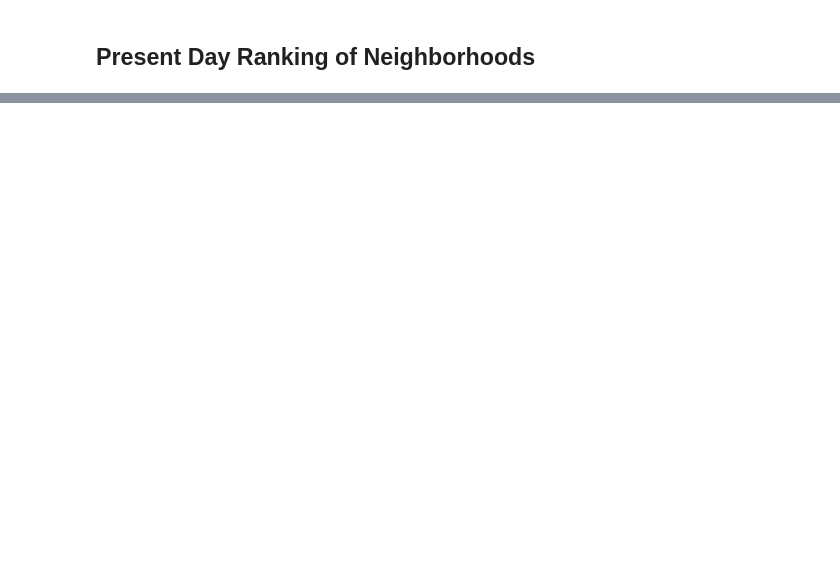
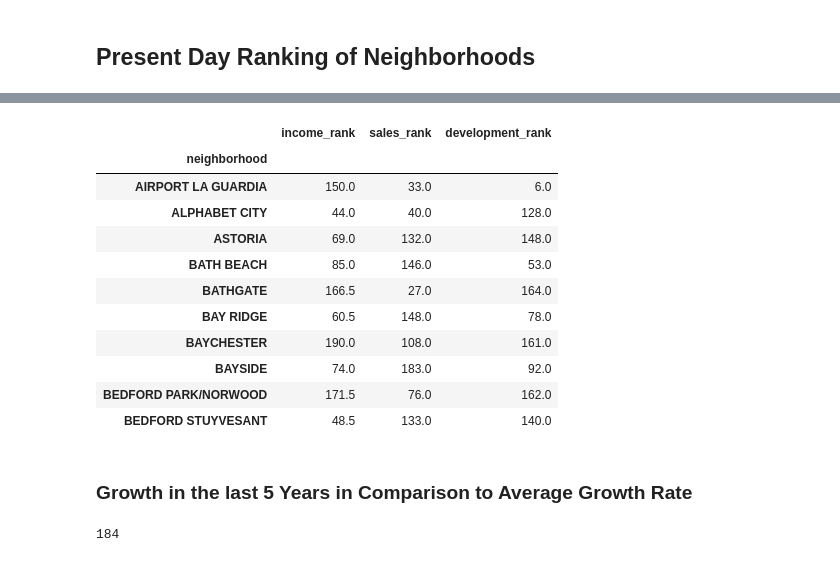
Before and after one commit to ekuo651/NYC-RE-Neighborhood-Trends, a Jupyter notebook: Joint_Analysis.ipynb, the cells around one changed output, grey strips where cells are left out. Saved outputs shown, nothing was run; the diff lists cells and outputs as text; code cells hidden in the pictures; blank space fills up the shorter version.

```diff
--- a/Joint_Analysis.ipynb
+++ b/Joint_Analysis.ipynb
@@ -117,0 +161,26 @@ dev_df.head()
+# %%
+avg_increase_ranking.head(10)
+# %% [output]
+|  | income_rank | sales_rank | development_rank |
+| neighborhood |  |  |  |
+| AIRPORT LA GUARDIA | 150.0 | 33.0 | 6.0 |
+| ALPHABET CITY | 44.0 | 40.0 | 128.0 |
+| ASTORIA | 69.0 | 132.0 | 148.0 |
+| BATH BEACH | 85.0 | 146.0 | 53.0 |
+| BATHGATE | 166.5 | 27.0 | 164.0 |
+| BAY RIDGE | 60.5 | 148.0 | 78.0 |
+| BAYCHESTER | 190.0 | 108.0 | 161.0 |
+| BAYSIDE | 74.0 | 183.0 | 92.0 |
+| BEDFORD PARK/NORWOOD | 171.5 | 76.0 | 162.0 |
+| BEDFORD STUYVESANT | 48.5 | 133.0 | 140.0 |
+# %% [markdown]
+### Growth in the last 5 Years in Comparison to Average Growth Rate
+# %%
+growth_5yr_ranking = pd.concat([income_df['growth_5yr_rank'], sales_df['growth_5yr_rank'], dev_df['growth_5yr_rank']],
+                            axis='columns',
+                            join = 'inner')
+growth_5yr_rank_columns = ['income_rank', 'sales_rank','development_rank']
+growth_5yr_ranking.columns = growth_5yr_rank_columns
+len(growth_5yr_ranking)
+# %% [output]
+184
```
Also changed, not shown: parts of 9 cells of this notebook.
